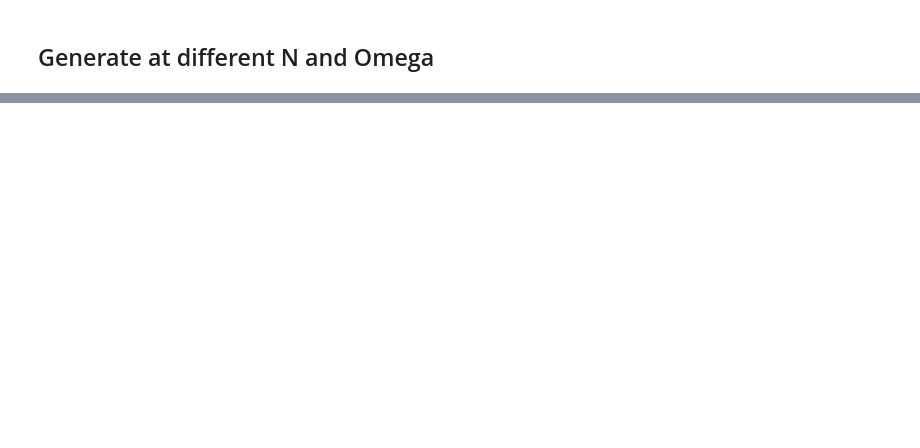
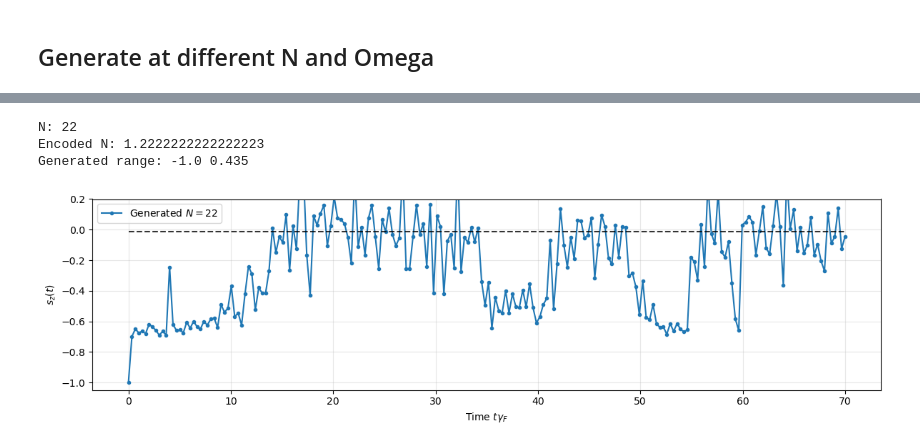
Before and after one commit to leppenen/project_ML4sci, a Jupyter notebook: different_omega/train_and_experiments.ipynb, the cells around one changed output, grey strips where cells are left out. Saved outputs shown, nothing was run; the diff lists cells and outputs as text; code cells hidden in the pictures; blank space fills up the shorter version.

```diff
--- a/different_omega/train_and_experiments.ipynb
+++ b/different_omega/train_and_experiments.ipynb
@@ -53,0 +185,73 @@ plt.tight_layout()
+# %%
+# Choose the particle number to generate.
+N_to_generate = 22
+omega = 0.8
+initial_state = -1.0
+random_seed = 9
+
+#n_time_points = next(iter(trajectory_groups.values())).shape[1]
+
+sample_generator = torch.Generator(
+    device=device
+).manual_seed(random_seed)
+
+generated_trajectory = generate_trajectories(
+    model,
+    particle_number=N_to_generate,
+    omega_ratio = omega,
+    initial_sz=torch.tensor([initial_state], dtype=torch.float32),
+    n_time_points=sz.shape[1],
+    time_end=checkpoint['time_end'],
+    temperature=1.0,
+    generator=sample_generator,
+).cpu().numpy()[0]
+
+physical_time = np.linspace(0.0, 70.0, sz.shape[1])
+
+print("N:", N_to_generate)
+print("Encoded N:", N_to_generate / model.n_reference)
+print(
+    "Generated range:",
+    generated_trajectory.min(),
+    generated_trajectory.max(),
+)
+
+plt.figure(figsize=(12, 3.5))
+plt.plot(
+    physical_time,
+    generated_trajectory,
+    "-o",
+    markersize=3,
+    linewidth=1.5,
+    label=fr"Generated $N={N_to_generate}$",
+)
+# --- Add vertical lines here ---
+G = 10/11*(N_to_generate-1)
+# 1. Call the function once and store the roots
+roots = solve_sz_roots(omega*G/4, G, 0)
+
+# 2. Filter out the complex roots.
+# We use a small tolerance (1e-10) to account for floating-point rounding errors.
+# We also extract just the real part (.real) to drop the +0j component.
+real_roots = [r.real for r in roots if abs(np.imag(r)) < 1e-10]
+
+# 3. Apply your plotting logic
+if len(real_roots) == 3:
+    hlines = [real_roots[0], real_roots[-1]]
+else:
+    # If there are 1 or 2 real roots, just plot those
+    hlines = real_roots
+for y in hlines:
+    plt.hlines(y=y,xmin = 0, xmax = 70,color = 'black', linestyle="--", linewidth=1.5, alpha=0.8)
+plt.xlabel(r"Time $t\gamma_F$")
+plt.ylabel(r"$s_z(t)$")
+plt.ylim(model.state_min - 0.05,0.2)
+plt.grid(alpha=0.3)
+plt.legend()
+plt.tight_layout()
+plt.show()
+# %% [output]
+N: 22
+Encoded N: 1.2222222222222223
+Generated range: -1.0 0.435
+[figure, added]
```
Also changed, not shown: parts of 12 cells of this notebook, 2 other files.
